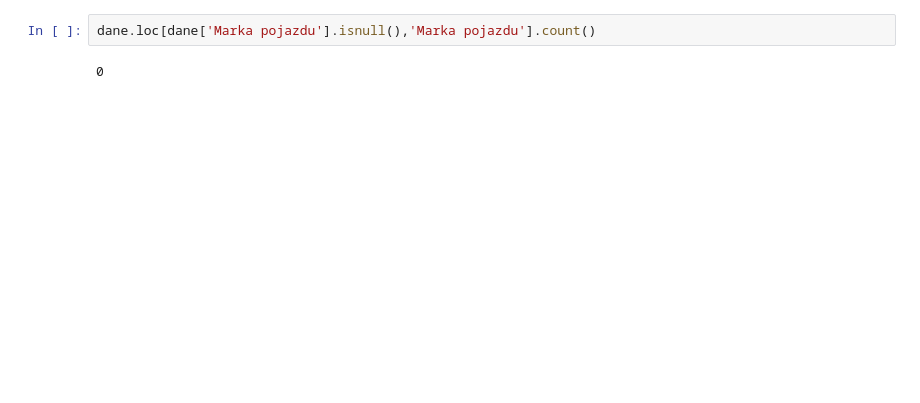
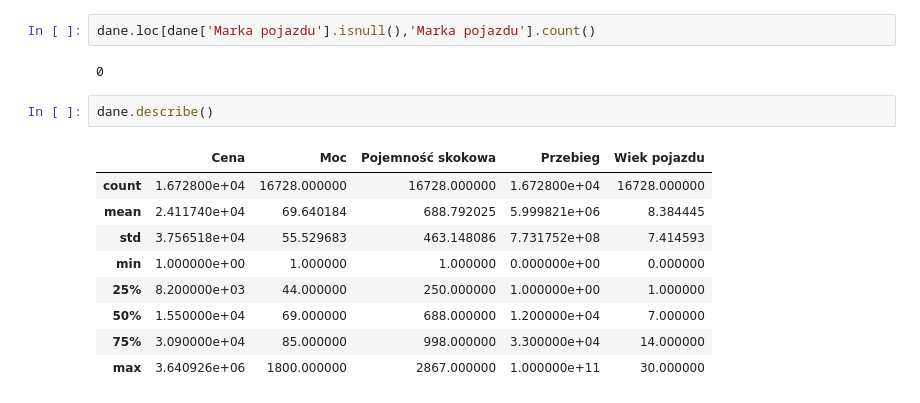
Before and after one commit to kordirko/motory, a Jupyter notebook: projekt_zaliczeniowy.ipynb, the cells around one changed output. Saved outputs shown, nothing was run; the diff lists cells and outputs as text; blank space fills up the shorter version.

```diff
--- a/projekt_zaliczeniowy.ipynb
+++ b/projekt_zaliczeniowy.ipynb
@@ -587,3 +630,15 @@ Name: Marka pojazdu, dtype: object
 dane.loc[dane['Marka pojazdu'].isnull(),'Marka pojazdu'].count()
 # %% [output]
 0
+# %%
+dane.describe()
+# %% [output]
+|  | Cena | Moc | Pojemność skokowa | Przebieg | Wiek pojazdu |
+| count | 1.672800e+04 | 16728.000000 | 16728.000000 | 1.672800e+04 | 16728.000000 |
+| mean | 2.411740e+04 | 69.640184 | 688.792025 | 5.999821e+06 | 8.384445 |
+| std | 3.756518e+04 | 55.529683 | 463.148086 | 7.731752e+08 | 7.414593 |
+| min | 1.000000e+00 | 1.000000 | 1.000000 | 0.000000e+00 | 0.000000 |
+| 25% | 8.200000e+03 | 44.000000 | 250.000000 | 1.000000e+00 | 1.000000 |
+| 50% | 1.550000e+04 | 69.000000 | 688.000000 | 1.200000e+04 | 7.000000 |
+| 75% | 3.090000e+04 | 85.000000 | 998.000000 | 3.300000e+04 | 14.000000 |
+| max | 3.640926e+06 | 1800.000000 | 2867.000000 | 1.000000e+11 | 30.000000 |
```
Also changed, not shown: parts of 105 cells of this notebook.
